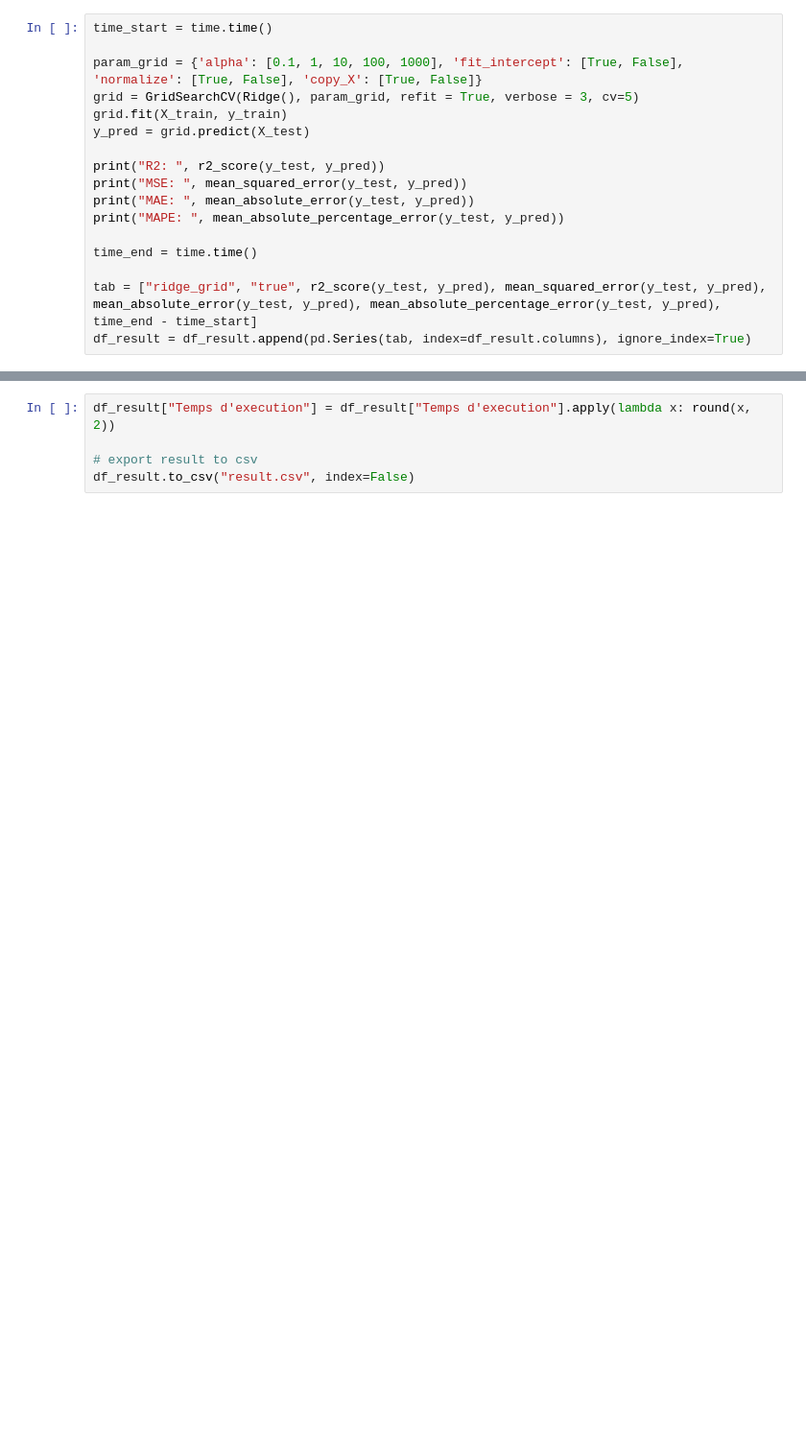
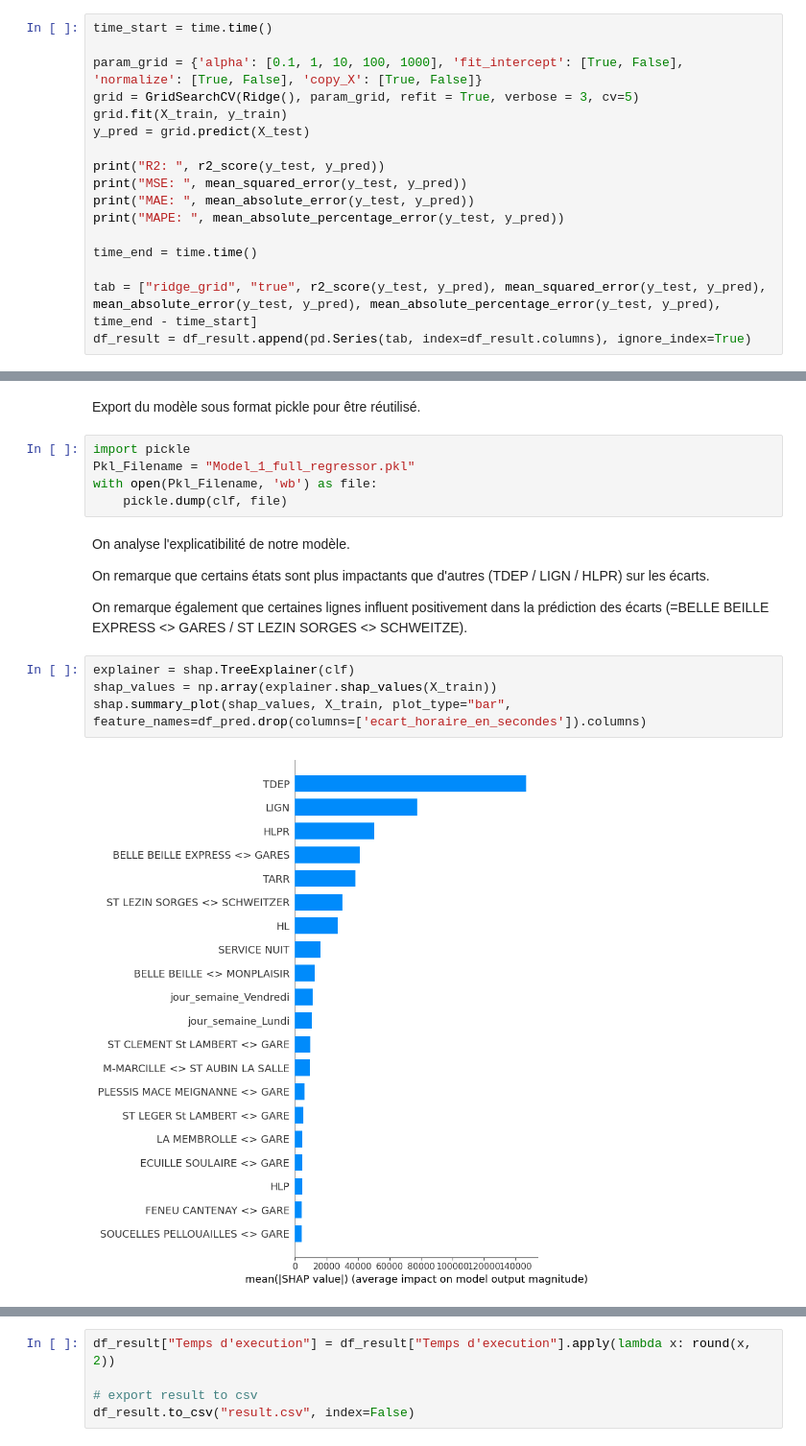
Before and after one commit to ClovisDel/qualite_trafic_tram_bus_angers, a Jupyter notebook: 3.ML_Clovis.ipynb, the cells around one changed output, grey strips where cells are left out. Shown at 96% size. Saved outputs shown, nothing was run; the diff lists cells and outputs as text; blank space fills up the shorter version.

```diff
--- a/3.ML_Clovis.ipynb
+++ b/3.ML_Clovis.ipynb
@@ -390,0 +259,19 @@ MAPE:  0.0889353756499897
+# %% [markdown]
+Export du modèle sous format pickle pour être réutilisé.
+# %%
+import pickle
+Pkl_Filename = "Model_1_full_regressor.pkl"
+with open(Pkl_Filename, 'wb') as file:
+    pickle.dump(clf, file)
+# %% [markdown]
+On analyse l'explicatibilité de notre modèle.
+
+On remarque que certains états sont plus impactants que d'autres (TDEP / LIGN / HLPR) sur les écarts.
+
+On remarque également que certaines lignes influent positivement dans la prédiction des écarts (=BELLE BEILLE EXPRESS <> GARES / ST LEZIN SORGES <> SCHWEITZE).
+# %%
+explainer = shap.TreeExplainer(clf)
+shap_values = np.array(explainer.shap_values(X_train))
+shap.summary_plot(shap_values, X_train, plot_type="bar", feature_names=df_pred.drop(columns=['ecart_horaire_en_secondes']).columns)
+# %% [output]
+[figure, added]
```
Also changed, not shown: parts of 53 cells of this notebook, 2 other files.
